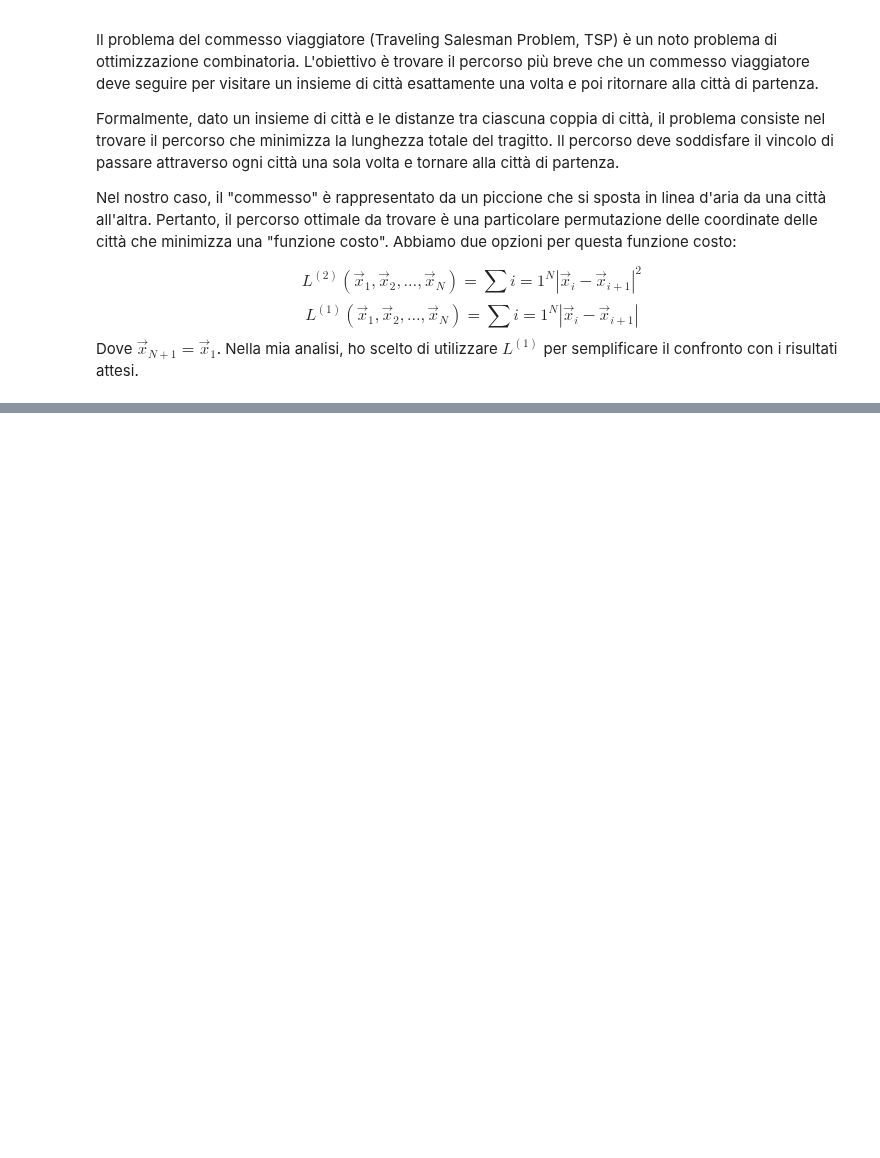
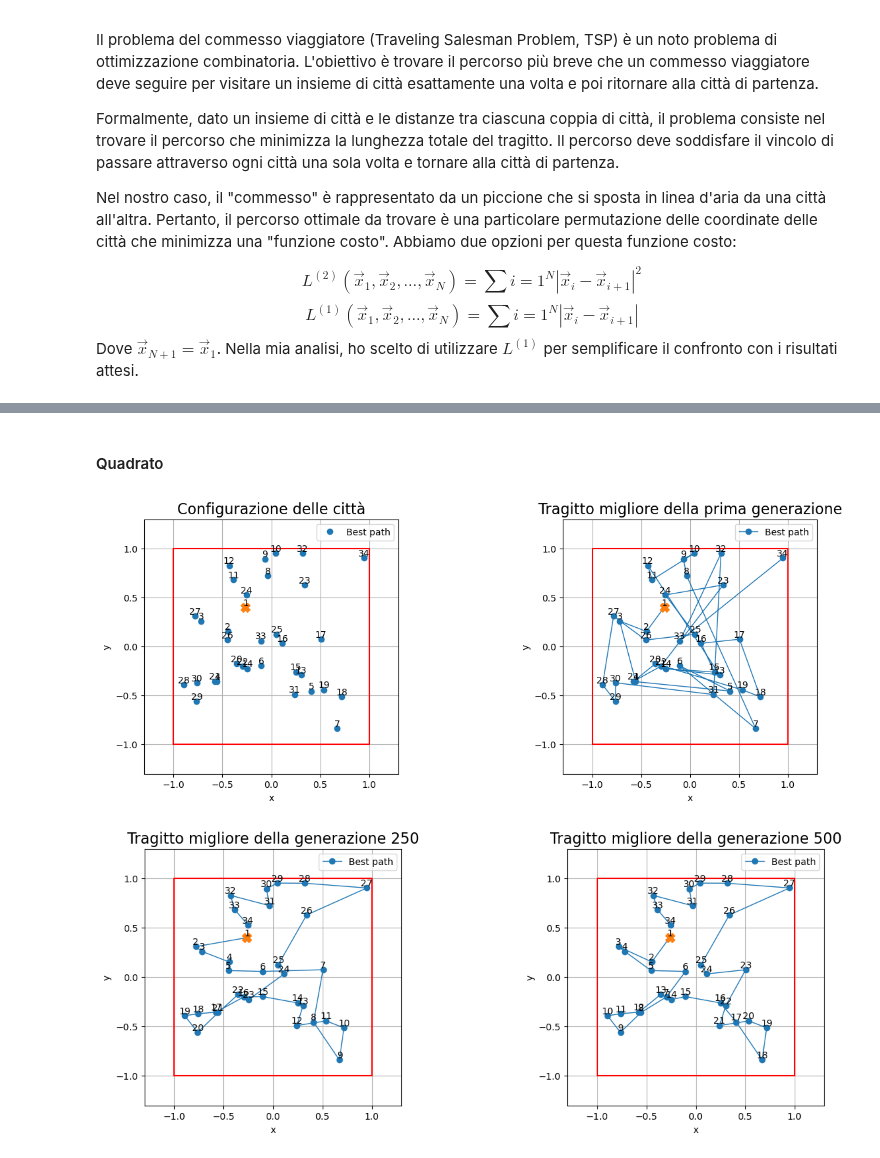
Before and after one commit to matteopicciolini/Numeric-Simulation-Laboratory, a Jupyter notebook: JupyterNotebooks/Exercises_09.ipynb, the cells around one changed output, grey strips where cells are left out. Cells and saved outputs as stored; diff of their text form; code cells hidden in the pictures; blank space fills up the shorter version.

```diff
--- a/JupyterNotebooks/Exercises_09.ipynb
+++ b/JupyterNotebooks/Exercises_09.ipynb
@@ -36,0 +165,78 @@ Dove $\vec{x}_{N+1}=\vec{x}_1$. Nella mia analisi, ho scelto di utilizzare $L^{(
+# %% [markdown]
+#### Quadrato
+# %%
+x_sq = [-1, -1, 1, 1, -1]
+y_sq = [-1, 1, 1, -1, -1]
+
+#FIRST ROW
+fig, axs = plt.subplots(1, 2, figsize = (15, 5))
+
+axs[0].plot(x_sq, y_sq, c = 'red')
+x, y = np.loadtxt("../Data/09.1_square_city_coord_001.dat", usecols = (0, 1), delimiter = ' ', unpack = True)
+axs[0].plot(x, y, marker = "o", linestyle = 'none',  label = 'Best path')
+for i in range(len(x)):
+    axs[0].text(x[i], y[i], str(i + 1), ha = 'center', va = 'bottom')
+axs[0].plot(x[0], y[0], marker = "X", markersize = 10)
+axs[0].set_ylabel('y')
+axs[0].set_xlabel('x')
+axs[0].grid(True)
+axs[0].set_title('Configurazione delle città', fontsize = 16)
+axs[0].set_aspect('equal')
+axs[0].set_xlim(-1.3, 1.3)
+axs[0].set_ylim(-1.3, 1.3)
+axs[0].legend();
+
+axs[1].plot(x_sq, y_sq, c = 'red')
+x, y = np.loadtxt("../Data/09.1_square_city_coord_001.dat", usecols = (0, 1), delimiter = ' ', unpack = True)
+plt.plot(x, y, marker = "o", lw = "1", linestyle = '-', label = 'Best path')
+for i in range(len(x)):
+    axs[1].text(x[i], y[i], str(i + 1), ha = 'center', va = 'bottom')
+axs[1].plot(x[0], y[0], marker = "X", markersize = 10)
+axs[1].set_ylabel('y')
+axs[1].set_xlabel('x')
+axs[1].grid(True)
+axs[1].set_title("Tragitto migliore della prima generazione", fontsize = 16)
+axs[1].set_aspect('equal')
+axs[1].legend(loc = "upper right");
+axs[1].set_xlim(-1.3, 1.3)
+axs[1].set_ylim(-1.3, 1.3)
+plt.show()
+
+
+
+#SECOND ROW
+fig, axs = plt.subplots(1, 2, figsize = (15, 5))
+
+axs[0].plot(x_sq, y_sq, c = 'red')
+x, y = np.loadtxt("../Data/09.1_square_city_coord_250.dat", usecols = (0, 1), delimiter = ' ', unpack = True)
+axs[0].plot(x, y, marker = "o", linestyle = '-', lw = 1,  label = 'Best path')
+for i in range(len(x)):
+    axs[0].text(x[i], y[i], str(i + 1), ha = 'center', va = 'bottom')
+axs[0].plot(x[0], y[0], marker = "X", markersize = 10)
+axs[0].set_ylabel('y')
+axs[0].set_xlabel('x')
+axs[0].grid(True)
+axs[0].set_title('Tragitto migliore della generazione 250', fontsize = 16)
+axs[0].set_aspect('equal')
+axs[0].set_xlim(-1.3, 1.3)
+axs[0].set_ylim(-1.3, 1.3)
+axs[0].legend();
+
+axs[1].plot(x_sq, y_sq, c = 'red')
+x, y = np.loadtxt("../Data/09.1_square_city_coord_500.dat", usecols = (0, 1), delimiter = ' ', unpack = True)
+plt.plot(x, y, marker = "o", lw = "1", linestyle = '-', label = 'Best path')
+for i in range(len(x)):
+    axs[1].text(x[i], y[i], str(i + 1), ha = 'center', va = 'bottom')
+axs[1].plot(x[0], y[0], marker = "X", markersize = 10)
+axs[1].set_ylabel('y')
+axs[1].set_xlabel('x')
+axs[1].grid(True)
+axs[1].set_title("Tragitto migliore della generazione 500", fontsize = 16)
+axs[1].set_aspect('equal')
+axs[1].legend(loc = "upper right");
+axs[1].set_xlim(-1.3, 1.3)
+axs[1].set_ylim(-1.3, 1.3)
+plt.show()
+# %% [output]
+[figure, added]
+[figure, added]
```
Also changed, not shown: parts of 10 cells of this notebook, 14 other files.
